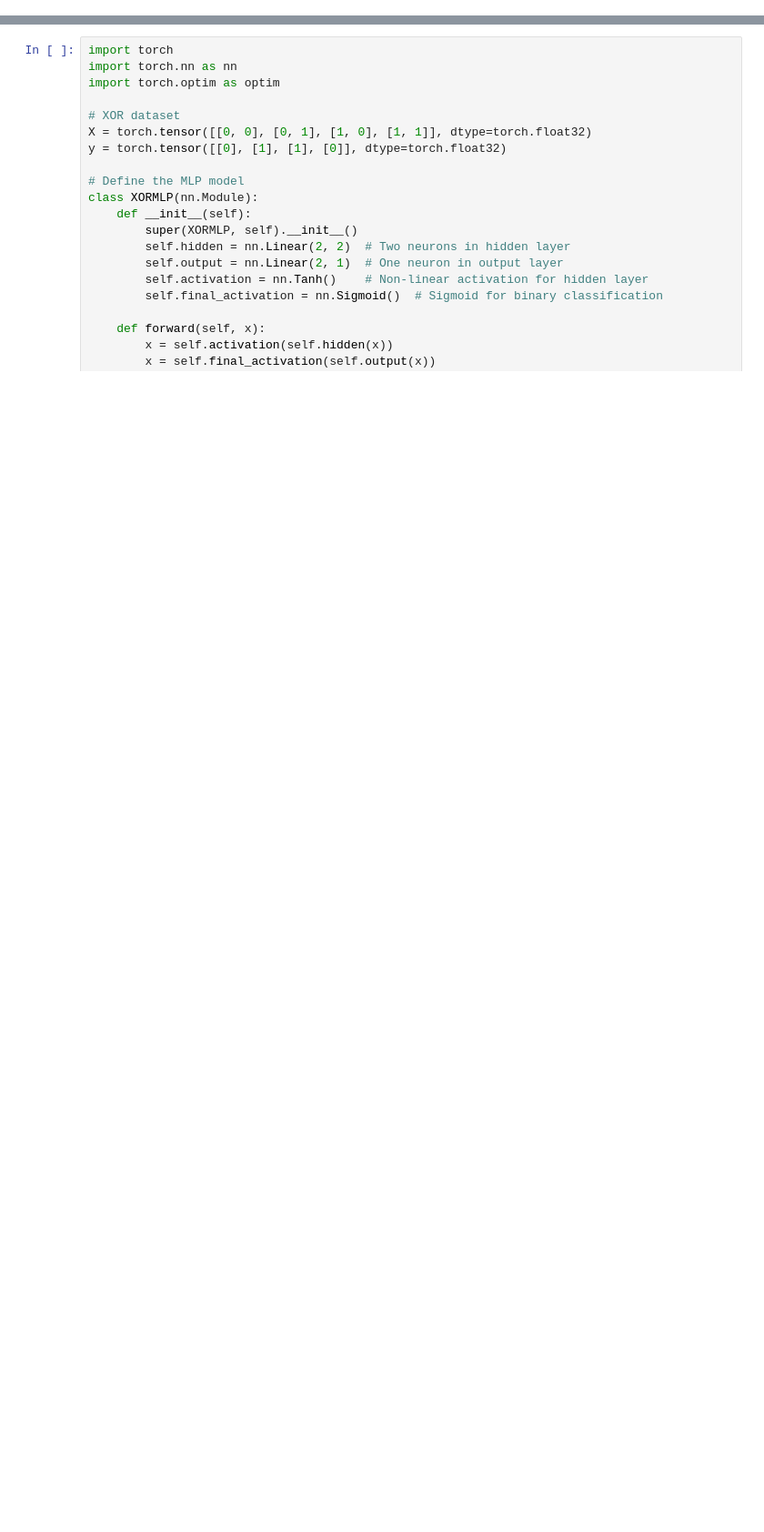
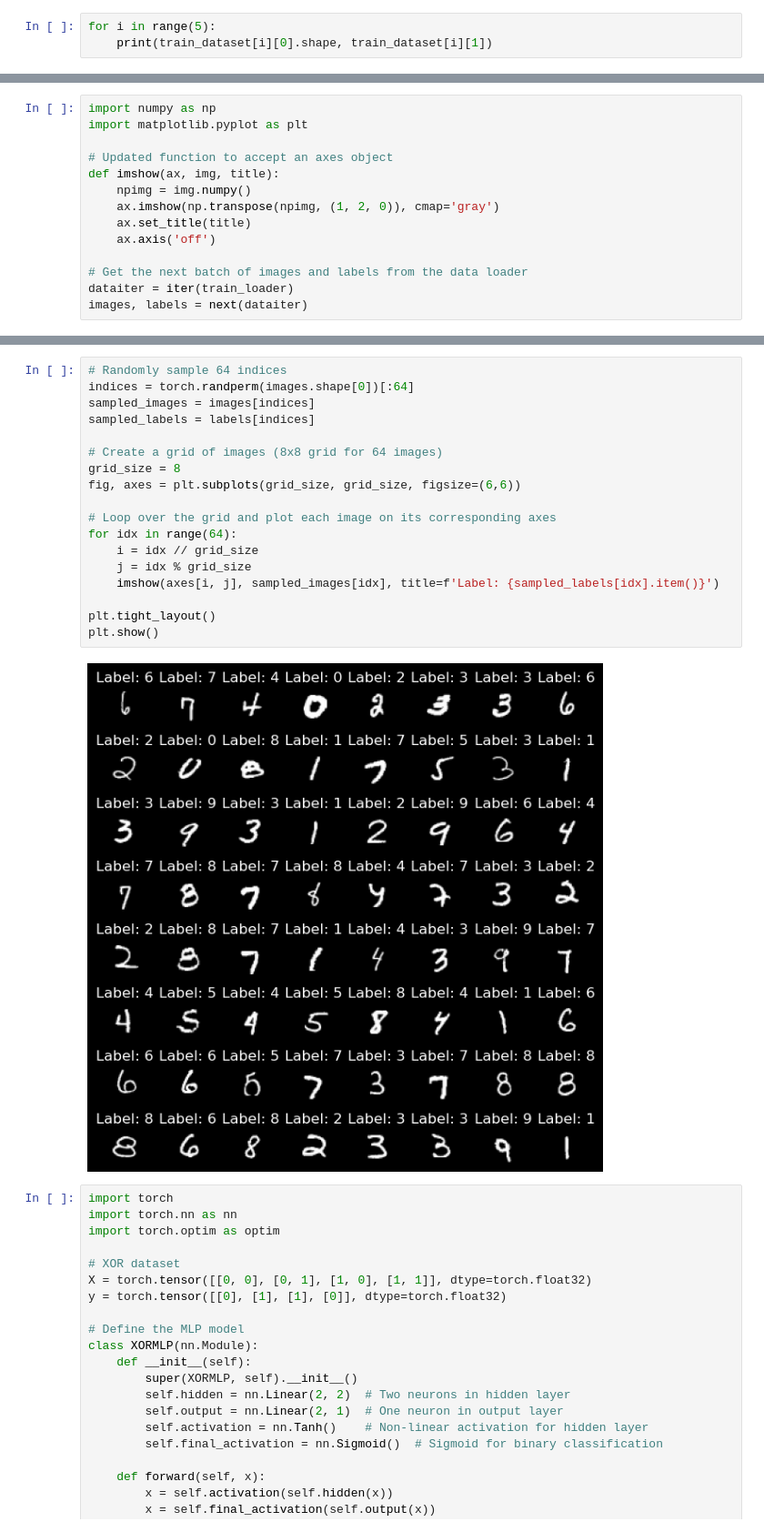
Before and after one commit to arvindsuresh-math/MATH-392-Intro-to-neural-networks, a Jupyter notebook: notebooks/perceptrons.ipynb, the cells around one changed output, grey strips where cells are left out. Shown at 91% size. Saved outputs shown, nothing was run; the diff lists cells and outputs as text; blank space fills up the shorter version.

```diff
--- a/notebooks/perceptrons.ipynb
+++ b/notebooks/perceptrons.ipynb
@@ -22,0 +97,3 @@ In this notebook, we will do the following:
+# %%
+for i in range(5):
+    print(train_dataset[i][0].shape, train_dataset[i][1])
@@ -22,0 +106,14 @@ In this notebook, we will do the following:
+# %%
+import numpy as np
+import matplotlib.pyplot as plt
+
+# Updated function to accept an axes object
+def imshow(ax, img, title):
+    npimg = img.numpy()
+    ax.imshow(np.transpose(npimg, (1, 2, 0)), cmap='gray')
+    ax.set_title(title)
+    ax.axis('off')
+
+# Get the next batch of images and labels from the data loader
+dataiter = iter(train_loader)
+images, labels = next(dataiter)
@@ -23,3 +159,23 @@ In this notebook, we will do the following:
+# %%
+# Randomly sample 64 indices
+indices = torch.randperm(images.shape[0])[:64]
+sampled_images = images[indices]
+sampled_labels = labels[indices]
+
+# Create a grid of images (8x8 grid for 64 images)
+grid_size = 8
+fig, axes = plt.subplots(grid_size, grid_size, figsize=(6,6))
+
+# Loop over the grid and plot each image on its corresponding axes
+for idx in range(64):
+    i = idx // grid_size
+    j = idx % grid_size
+    imshow(axes[i, j], sampled_images[idx], title=f'Label: {sampled_labels[idx].item()}')
+
+plt.tight_layout()
+plt.show()
+# %% [output]
+[figure, added]
 # %%
 import torch
 import torch.nn as nn
```
Also changed, not shown: parts of 11 cells of this notebook.
